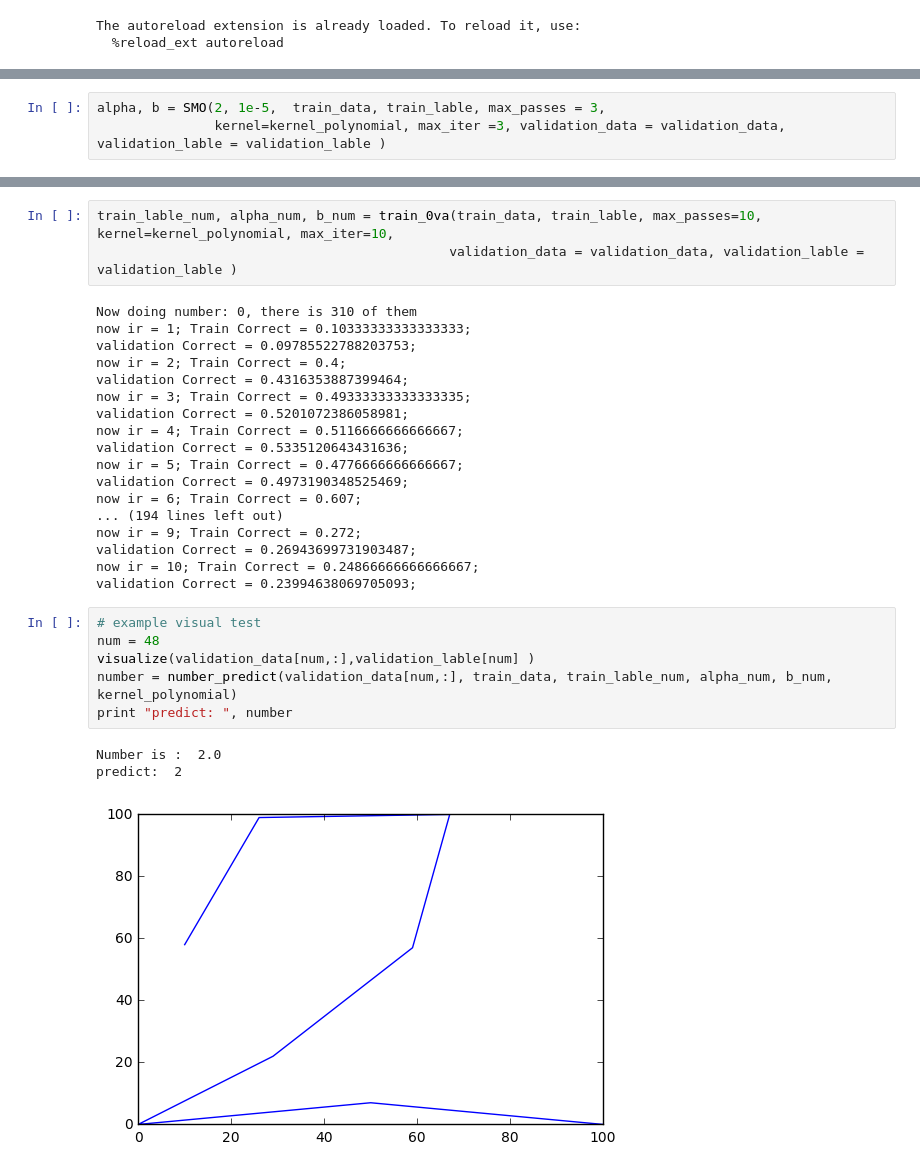
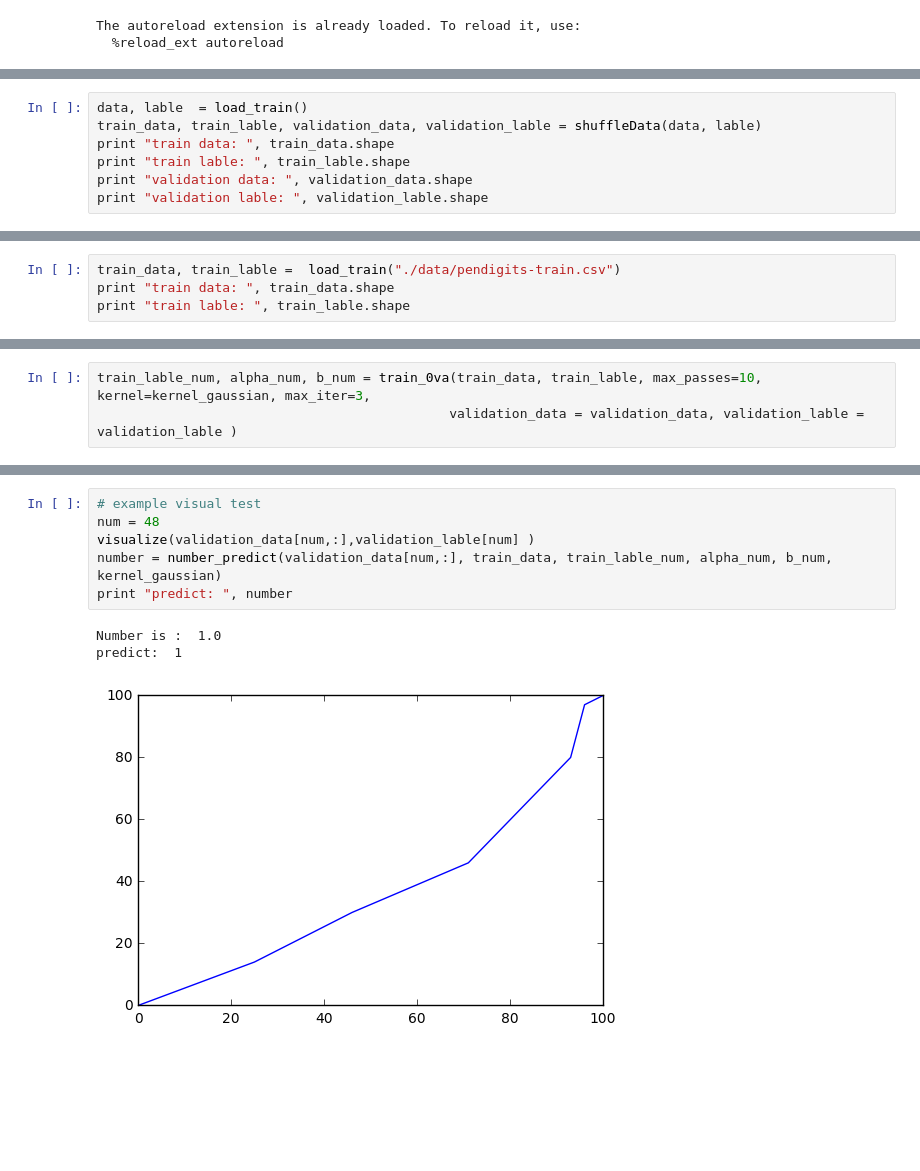
Before and after one commit to Capitalkiller/CS271_SVM, a Jupyter notebook: svm.ipynb, the cells around one changed output, grey strips where cells are left out. Cells and saved outputs as stored; diff of their text form; blank space fills up the shorter version.

```diff
--- a/svm.ipynb
+++ b/svm.ipynb
@@ -31,0 +13,7 @@ validation_lable[validation_lable > 4] = 1
+# %%
+data, lable  = load_train()
+train_data, train_lable, validation_data, validation_lable = shuffleData(data, lable)
+print "train data: ", train_data.shape
+print "train lable: ", train_lable.shape
+print "validation data: ", validation_data.shape
+print "validation lable: ", validation_lable.shape
@@ -31,0 +25,4 @@ validation_lable[validation_lable > 4] = 1
+# %%
+train_data, train_lable =  load_train("./data/pendigits-train.csv")
+print "train data: ", train_data.shape
+print "train lable: ", train_lable.shape
@@ -32,4 +32,4 @@ validation_lable[validation_lable > 4] = 1
 # %%
-alpha, b = SMO(2, 1e-5,  train_data, train_lable, max_passes = 3,
-               kernel=kernel_polynomial, max_iter =3, validation_data = validation_data, validation_lable = validation_lable )
+train_lable_num, alpha_num, b_num = train_0va(train_data, train_lable, max_passes=10, kernel=kernel_gaussian, max_iter=3,
+                                             validation_data = validation_data, validation_lable = validation_lable )
 # %% [output]
@@ -42,33 +53,12 @@ validation Correct = 0.9276139410187667;
-# %%
-train_lable_num, alpha_num, b_num = train_0va(train_data, train_lable, max_passes=10, kernel=kernel_polynomial, max_iter=10,
-                                             validation_data = validation_data, validation_lable = validation_lable )
-# %% [output]
-Now doing number: 0, there is 310 of them
-now ir = 1; Train Correct = 0.10333333333333333;
-validation Correct = 0.09785522788203753;
-now ir = 2; Train Correct = 0.4;
-validation Correct = 0.4316353887399464;
-now ir = 3; Train Correct = 0.49333333333333335;
-validation Correct = 0.5201072386058981;
-now ir = 4; Train Correct = 0.5116666666666667;
-validation Correct = 0.5335120643431636;
-now ir = 5; Train Correct = 0.4776666666666667;
-validation Correct = 0.4973190348525469;
-now ir = 6; Train Correct = 0.607;
-... (194 lines left out)
-now ir = 9; Train Correct = 0.272;
-validation Correct = 0.26943699731903487;
-now ir = 10; Train Correct = 0.24866666666666667;
-validation Correct = 0.23994638069705093;
 # %%
 # example visual test
 num = 48
 visualize(validation_data[num,:],validation_lable[num] )
-number = number_predict(validation_data[num,:], train_data, train_lable_num, alpha_num, b_num, kernel_polynomial)
+number = number_predict(validation_data[num,:], train_data, train_lable_num, alpha_num, b_num, kernel_gaussian)
 print "predict: ", number
 # %% [output]
-Number is :  2.0
-predict:  2
+Number is :  1.0
+predict:  1
-[figure, old version]
+[figure, new version]
 # %%
 # final result
```
Also changed, not shown: parts of 11 cells of this notebook, 7 other files.
